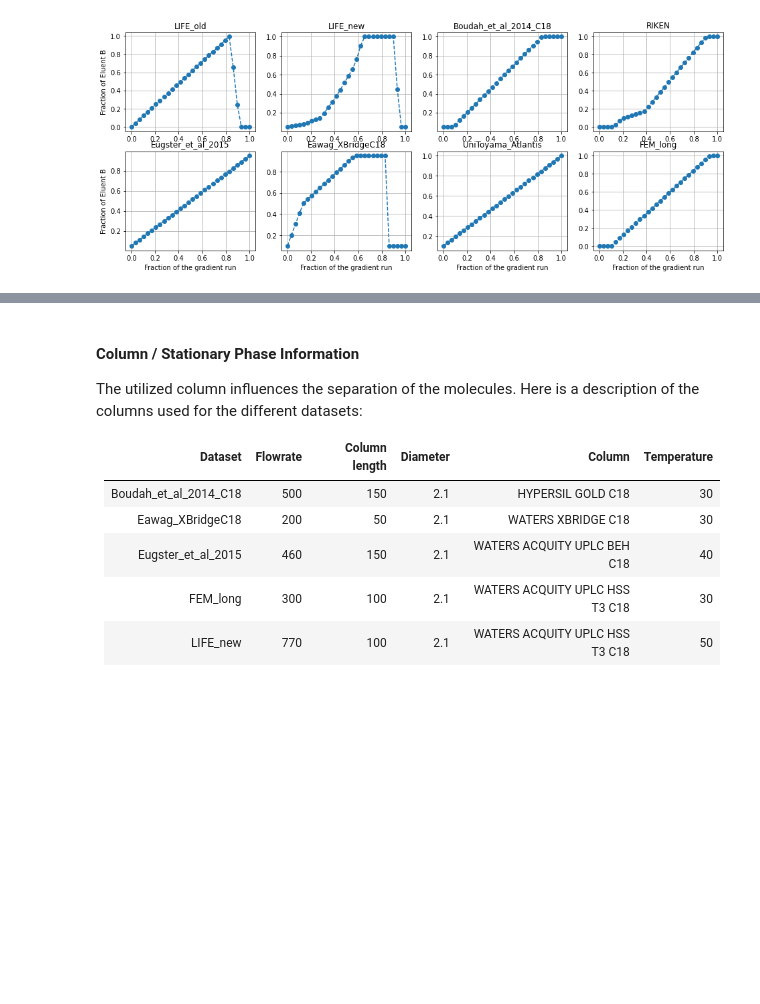
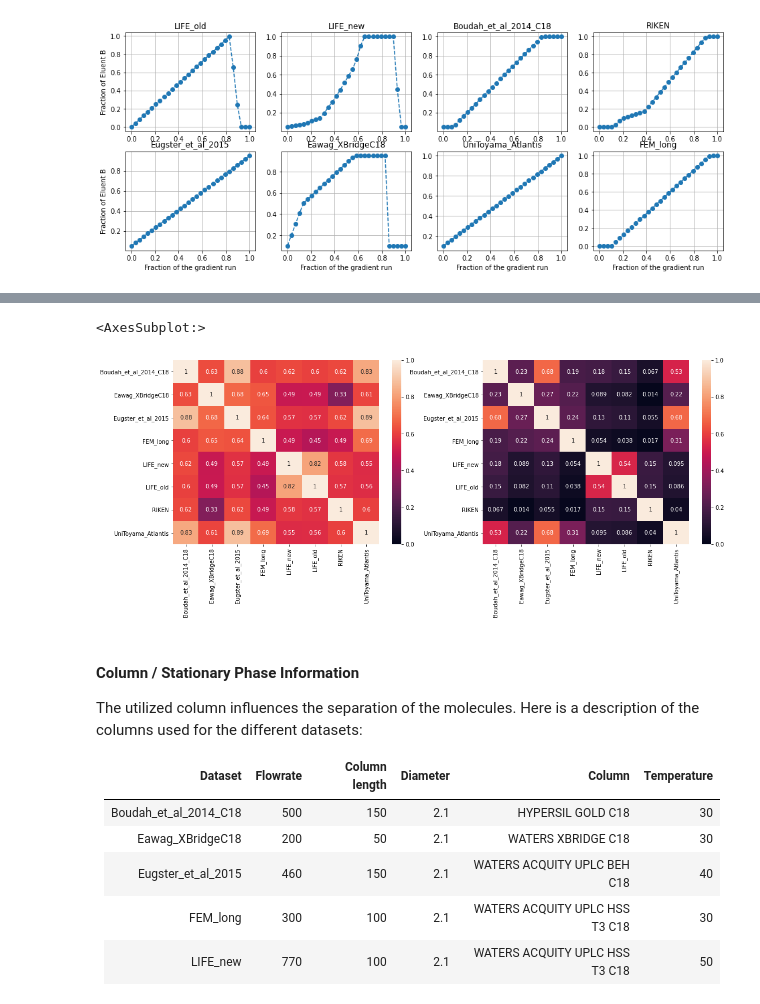
Before and after one commit to bachi55/rosvm, a Jupyter notebook: rosvm/ranksvm/tutorial/use_chromatographic_system_descriptors.ipynb, the cells around one changed output, grey strips where cells are left out. Drawn from its saved outputs; the diff is of its cells as text; code cells hidden in the pictures; blank space fills up the shorter version.

```diff
--- a/rosvm/ranksvm/tutorial/use_chromatographic_system_descriptors.ipynb
+++ b/rosvm/ranksvm/tutorial/use_chromatographic_system_descriptors.ipynb
@@ -304,3 +357,10 @@ sns.clustermap(pd.DataFrame(K_gradients, index=list(grads_as_funcs.keys()), colu
+# %%
+fix, axrr = plt.subplots(1, 2, figsize=(18, 6))
+sns.heatmap((df_K_eluents + df_K_gradients + df_K_gradient_times) / 3, annot=True, ax=axrr[0], vmin=0)
+sns.heatmap((df_K_eluents * df_K_gradients * df_K_gradient_times), annot=True, ax=axrr[1], vmin=0)
+# %% [output]
+<AxesSubplot:>
+[figure, added]
 # %% [markdown]
 #### Column / Stationary Phase Information
 
```
Also changed, not shown: parts of 36 cells of this notebook, 2 other files.
